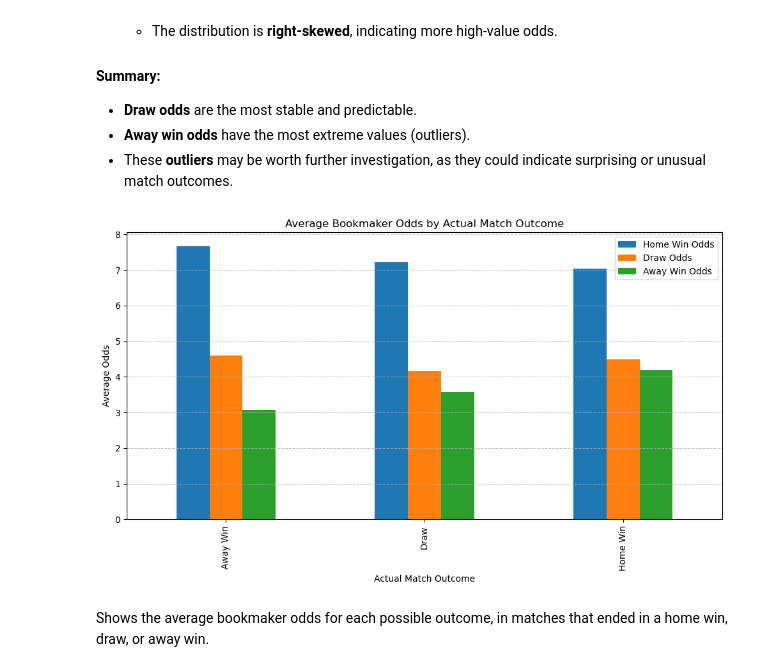
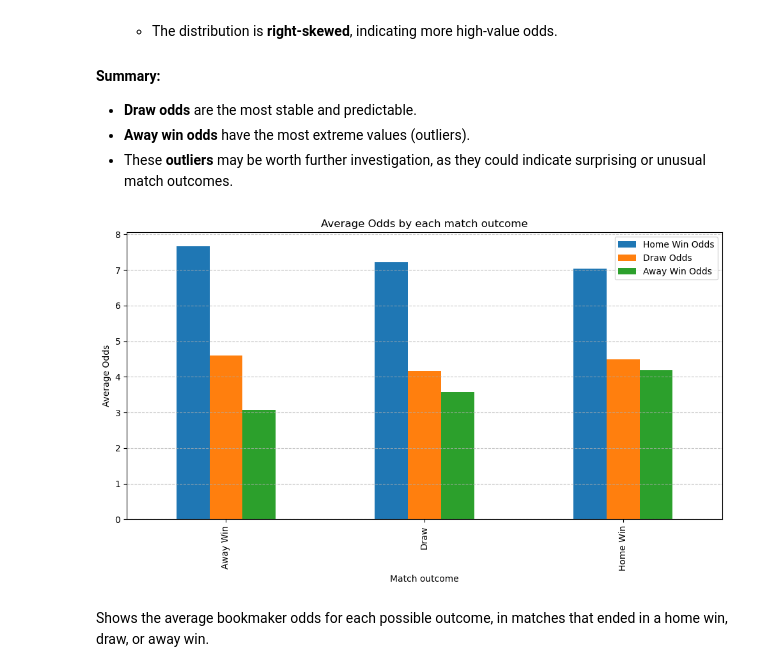
Before and after one commit to peterjanas/betting-BI, a Jupyter notebook: notebook/premier-eda.ipynb, the cells around one changed output. Drawn from its saved outputs; the diff is of its cells as text; code cells hidden in the pictures.

```diff
--- a/notebook/premier-eda.ipynb
+++ b/notebook/premier-eda.ipynb
@@ -387,27 +393,27 @@ df = pd.read_csv('../data/cleaned-premier-onehot.csv')
 # %%
 def label_outcome(row):
     if row['home_outcome_W'] == 1:
         return 'Home Win'
     elif row['home_outcome_D'] == 1:
         return 'Draw'
     else:
         return 'Away Win'
 
 df['actual_result'] = df.apply(label_outcome, axis=1)
 
 odds_by_outcome = df.groupby('actual_result')[['avg_odd_home_win', 'avg_odd_draw', 'avg_odd_away_win']].mean()
 
 odds_by_outcome.plot(kind='bar', figsize=(10, 6))
 
-plt.title("Average Bookmaker Odds by Actual Match Outcome")
+plt.title("Average Odds by each match outcome")
 plt.ylabel("Average Odds")
-plt.xlabel("Actual Match Outcome")
+plt.xlabel("Match outcome")
 plt.legend(["Home Win Odds", "Draw Odds", "Away Win Odds"])
 plt.grid(axis='y', linestyle='--', alpha=0.7)
 plt.tight_layout()
 plt.show()
 # %% [output]
-[figure, old version]
+[figure, new version]
 # %% [markdown]
 Shows the average bookmaker odds for each possible outcome, in matches that ended in a home win, draw, or away win.
 # %% [markdown]
```
Also changed, not shown: parts of 4 cells of this notebook, 24 other files.
